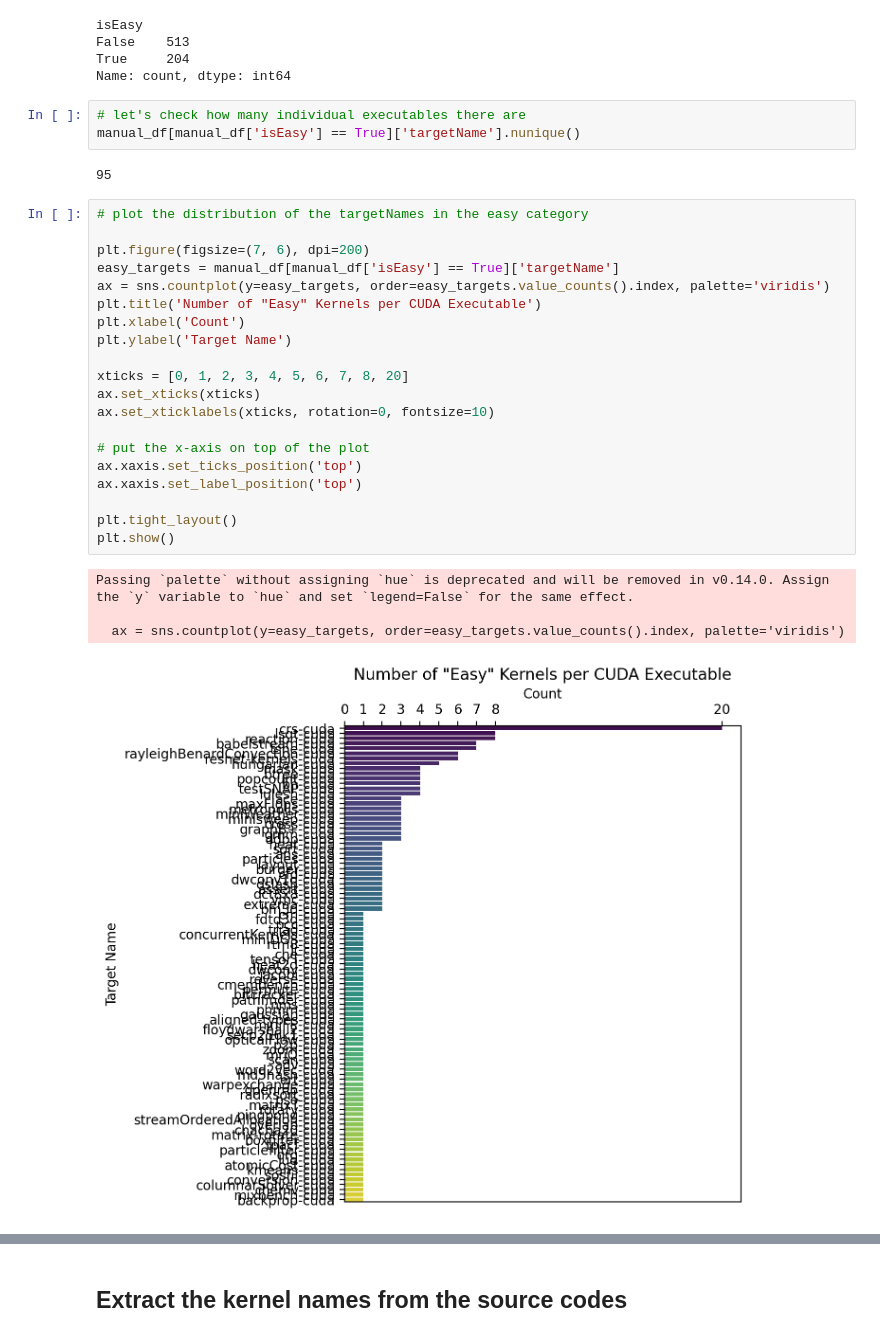
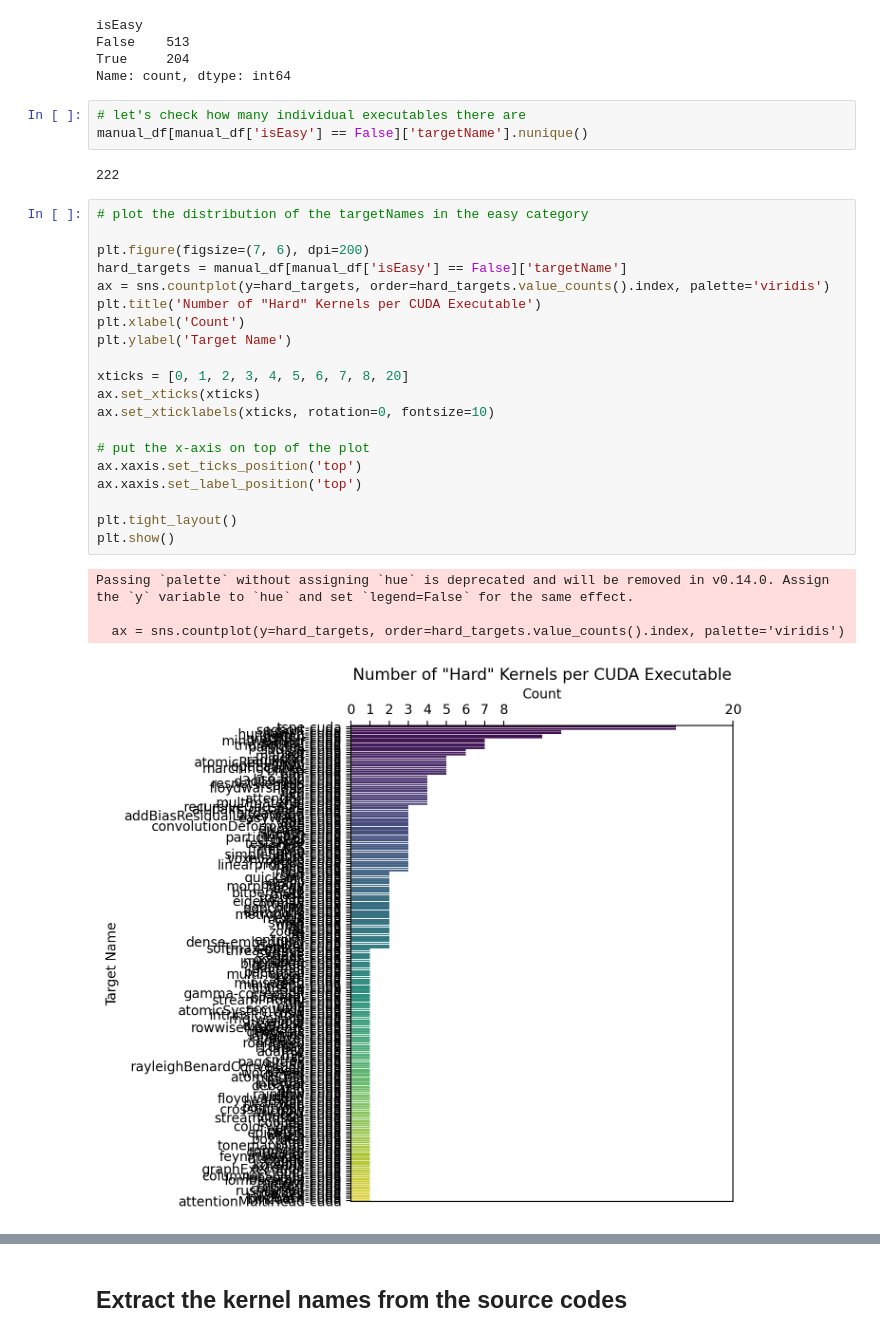
Before and after one commit to Scientific-Computing-Lab/gpuFLOPBench, a Jupyter notebook: qdecomp-langgraph-studio/kernel-survey/dataset-gen/manual-classification/create_hard_dataset_to_query.ipynb, the cells around one changed output, grey strips where cells are left out. Cells and saved outputs as stored; diff of their text form.

```diff
--- a/qdecomp-langgraph-studio/kernel-survey/dataset-gen/manual-classification/create_hard_dataset_to_query.ipynb
+++ b/qdecomp-langgraph-studio/kernel-survey/dataset-gen/manual-classification/create_hard_dataset_to_query.ipynb
@@ -248,34 +248,34 @@ True     204
 Name: count, dtype: int64
 # %%
 # let's check how many individual executables there are
-manual_df[manual_df['isEasy'] == True]['targetName'].nunique()
+manual_df[manual_df['isEasy'] == False]['targetName'].nunique()
 # %% [output]
-95
+222
 # %%
 # plot the distribution of the targetNames in the easy category
 
 plt.figure(figsize=(7, 6), dpi=200)
-easy_targets = manual_df[manual_df['isEasy'] == True]['targetName']
-ax = sns.countplot(y=easy_targets, order=easy_targets.value_counts().index, palette='viridis')
-plt.title('Number of "Easy" Kernels per CUDA Executable')
+hard_targets = manual_df[manual_df['isEasy'] == False]['targetName']
+ax = sns.countplot(y=hard_targets, order=hard_targets.value_counts().index, palette='viridis')
+plt.title('Number of "Hard" Kernels per CUDA Executable')
 plt.xlabel('Count')
 plt.ylabel('Target Name')
 
 xticks = [0, 1, 2, 3, 4, 5, 6, 7, 8, 20]
 ax.set_xticks(xticks)
 ax.set_xticklabels(xticks, rotation=0, fontsize=10)
 
 # put the x-axis on top of the plot
 ax.xaxis.set_ticks_position('top')
 ax.xaxis.set_label_position('top')
 
 plt.tight_layout()
 plt.show()
 # %% [output]
 Passing `palette` without assigning `hue` is deprecated and will be removed in v0.14.0. Assign the `y` variable to `hue` and set `legend=False` for the same effect.
 
-  ax = sns.countplot(y=easy_targets, order=easy_targets.value_counts().index, palette='viridis')
+  ax = sns.countplot(y=hard_targets, order=hard_targets.value_counts().index, palette='viridis')
-[figure, old version]
+[figure, new version]
 # %%
 # let's check which codes are in the builtCUDACodes.txt file
 
```
Also changed, not shown: parts of 16 cells of this notebook, 1 other file.
